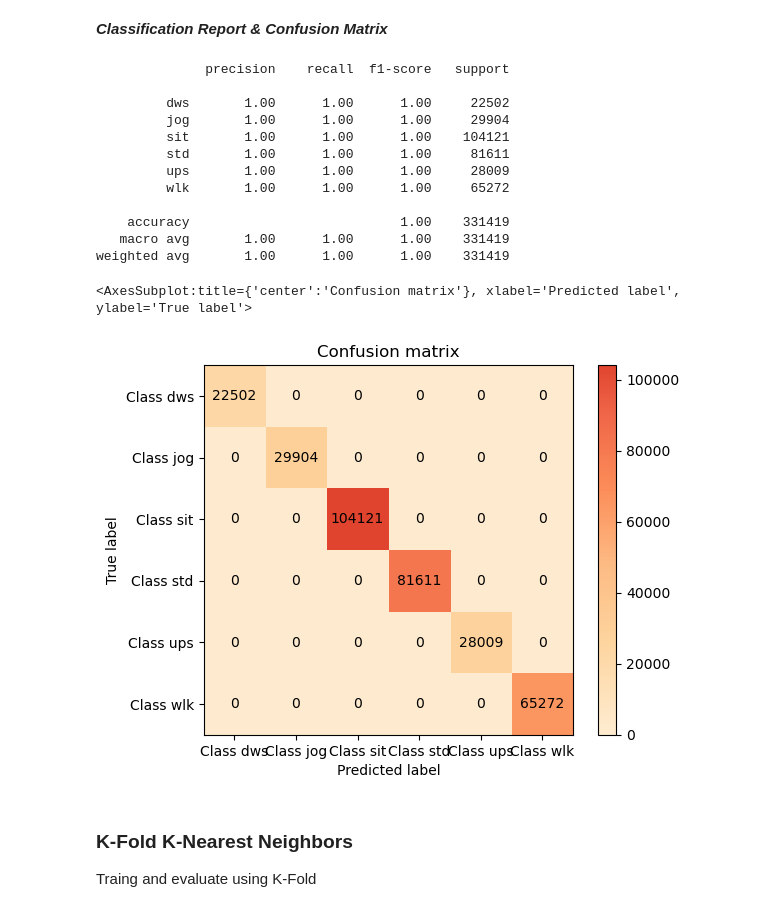
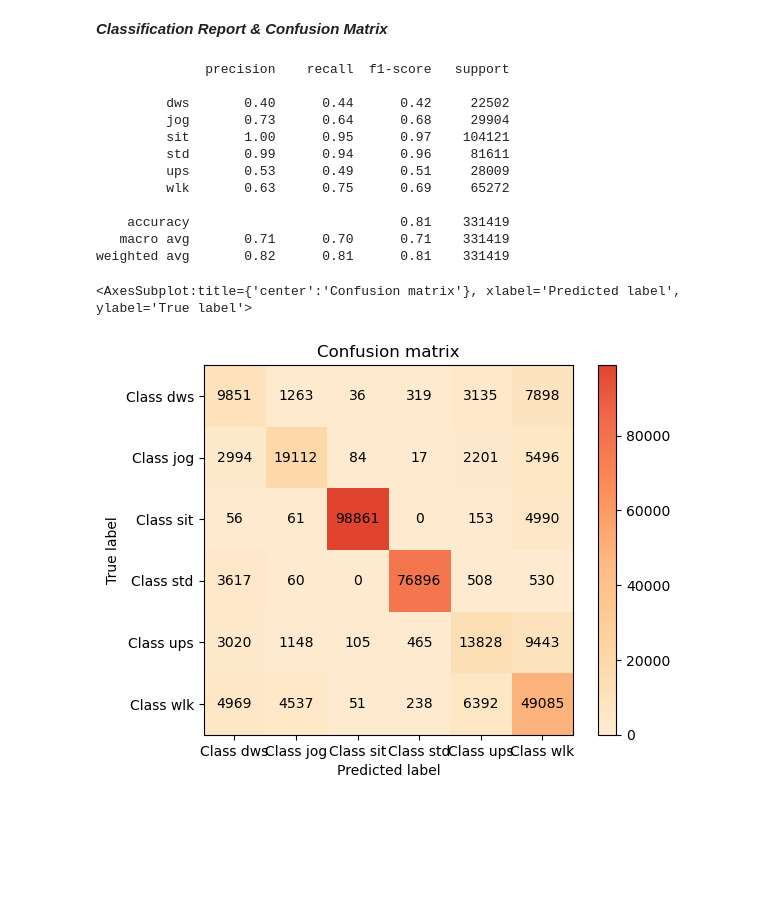
Before and after one commit to ss161185/SOEN6111_PROJECT, a Jupyter notebook: soen_project_team_28.ipynb, the cells around one changed output. Saved outputs shown, nothing was run; the diff lists cells and outputs as text; code cells hidden in the pictures; blank space fills up the shorter version.

```diff
--- a/soen_project_team_28.ipynb
+++ b/soen_project_team_28.ipynb
@@ -338,8 +243,8 @@ accuracy_knn = []
 K = range(1, 30, 2)
 for num_clusters in K :
     knn = KNeighborsClassifier(n_neighbors=num_clusters)
-    knn.fit(X_train_long,y_train_long)
-    score = knn.score(X_test_short, y_test_short)
+    knn.fit(X_train,y_train)
+    score = knn.score(X_test, y_test)
     accuracy_knn.append(score)
 
 # Plotting K vs Accuracy.
@@ -381,0 +278,6 @@ KNeighborsClassifier(n_neighbors=17, weights='distance')
+# %%
+# Create the K-Nearest Neighbor model classifier
+knn = KNeighborsClassifier(n_neighbors=15)
+# %%
+# Training the model
+knn.fit(X_train, y_train)
@@ -385,26 +289,22 @@ KNeighborsClassifier(n_neighbors=17, weights='distance')
 ***Classification Report & Confusion Matrix***
 # %%
 # Prediciting labels for testing data
-y_pred = knn.predict(X_test_short)
+y_pred = knn.predict(X_test)
 # %%
-print(classification_report(y_test_short, y_pred))
-plot.confusion_matrix(y_test_short, y_pred)
+print(classification_report(y_test, y_pred))g
+plot.confusion_matrix(y_test, y_pred)
 # %% [output]
               precision    recall  f1-score   support
 
-         dws       1.00      1.00      1.00     22502
-         jog       1.00      1.00      1.00     29904
-         sit       1.00      1.00      1.00    104121
-         std       1.00      1.00      1.00     81611
-         ups       1.00      1.00      1.00     28009
-         wlk       1.00      1.00      1.00     65272
+         dws       0.40      0.44      0.42     22502
+         jog       0.73      0.64      0.68     29904
+         sit       1.00      0.95      0.97    104121
+         std       0.99      0.94      0.96     81611
+         ups       0.53      0.49      0.51     28009
+         wlk       0.63      0.75      0.69     65272
 
-    accuracy                           1.00    331419
-   macro avg       1.00      1.00      1.00    331419
-weighted avg       1.00      1.00      1.00    331419
+    accuracy                           0.81    331419
+   macro avg       0.71      0.70      0.71    331419
+weighted avg       0.82      0.81      0.81    331419
 <AxesSubplot:title={'center':'Confusion matrix'}, xlabel='Predicted label', ylabel='True label'>
-[figure, old version]
+[figure, new version]
-# %% [markdown]
-### K-Fold K-Nearest Neighbors
-
-Traing and evaluate using K-Fold
```
Also changed, not shown: parts of 33 cells of this notebook.
